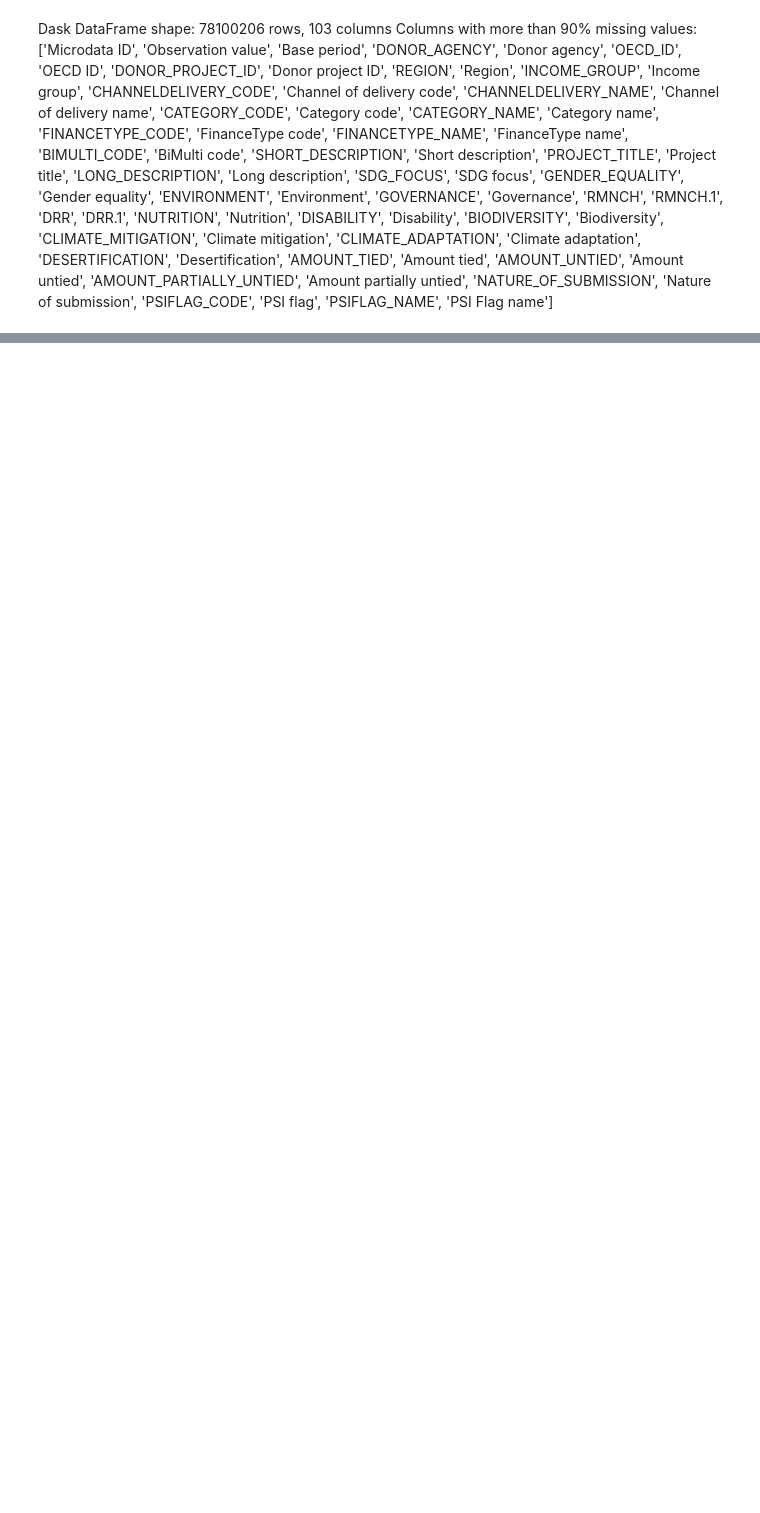
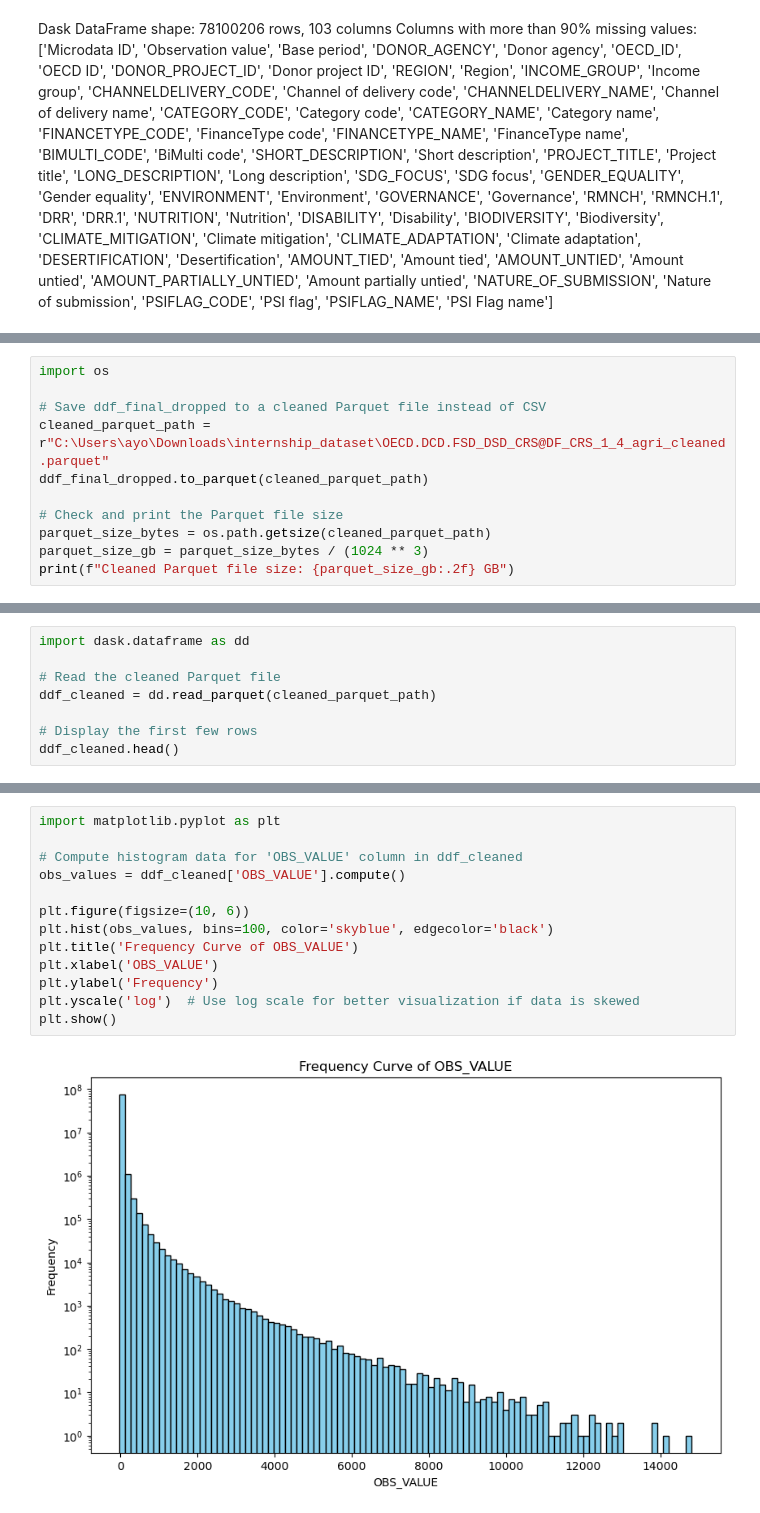
Before and after one commit to Ayomide-Fagbolade/Internship, a Jupyter notebook: dask_approach.ipynb, the cells around one changed output, grey strips where cells are left out. Drawn from its saved outputs; the diff is of its cells as text; blank space fills up the shorter version.

```diff
--- a/dask_approach.ipynb
+++ b/dask_approach.ipynb
@@ -34,0 +317,11 @@ len(mostly_empty_cols)  # Count of columns with more than 90% missing values
+# %%
+import os
+
+# Save ddf_final_dropped to a cleaned Parquet file instead of CSV
+cleaned_parquet_path = r"C:\Users\ayo\Downloads\internship_dataset\OECD.DCD.FSD_DSD_CRS@DF_CRS_1_4_agri_cleaned.parquet"
+ddf_final_dropped.to_parquet(cleaned_parquet_path)
+
+# Check and print the Parquet file size
+parquet_size_bytes = os.path.getsize(cleaned_parquet_path)
+parquet_size_gb = parquet_size_bytes / (1024 ** 3)
+print(f"Cleaned Parquet file size: {parquet_size_gb:.2f} GB")
@@ -34,0 +330,8 @@ len(mostly_empty_cols)  # Count of columns with more than 90% missing values
+# %%
+import dask.dataframe as dd
+
+# Read the cleaned Parquet file
+ddf_cleaned = dd.read_parquet(cleaned_parquet_path)
+
+# Display the first few rows
+ddf_cleaned.head()
@@ -34,0 +358,15 @@ len(mostly_empty_cols)  # Count of columns with more than 90% missing values
+# %%
+import matplotlib.pyplot as plt
+
+# Compute histogram data for 'OBS_VALUE' column in ddf_cleaned
+obs_values = ddf_cleaned['OBS_VALUE'].compute()
+
+plt.figure(figsize=(10, 6))
+plt.hist(obs_values, bins=100, color='skyblue', edgecolor='black')
+plt.title('Frequency Curve of OBS_VALUE')
+plt.xlabel('OBS_VALUE')
+plt.ylabel('Frequency')
+plt.yscale('log')  # Use log scale for better visualization if data is skewed
+plt.show()
+# %% [output]
+[figure, added]
```
Also changed, not shown: parts of 27 cells of this notebook.
